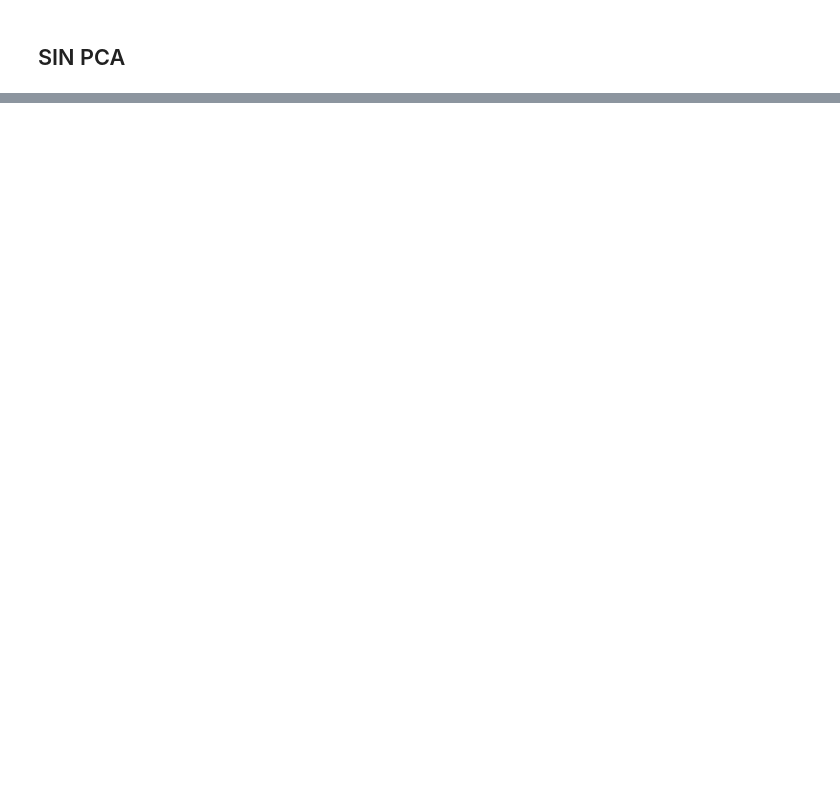
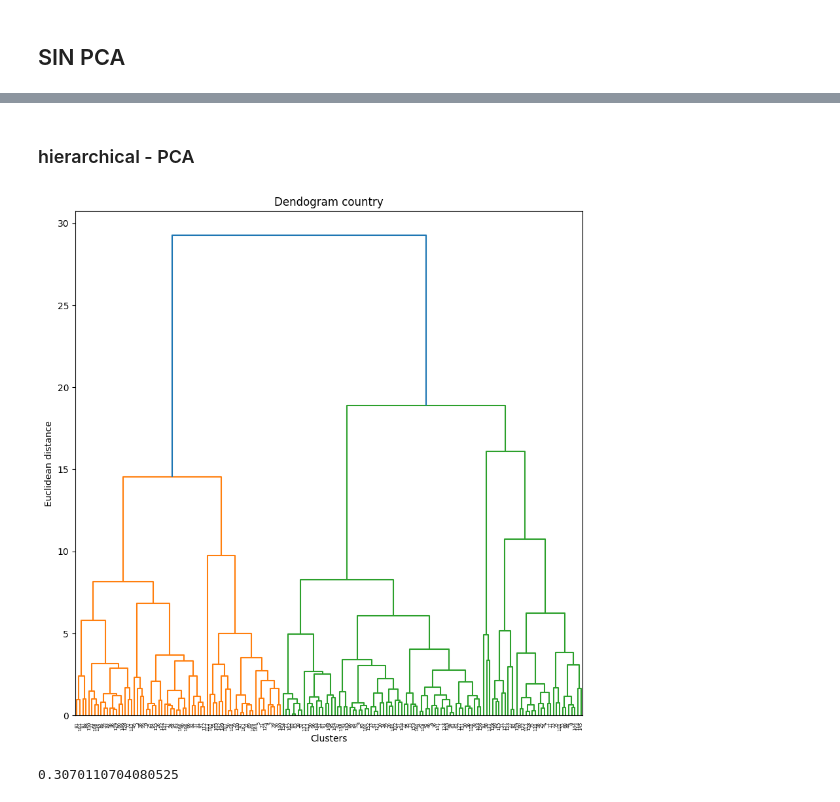
Before and after one commit to oscardbocanegra/learning_platzi, a Jupyter notebook: dataScientistPython/clustering/proyecto_clustering.ipynb, the cells around one changed output, grey strips where cells are left out. Saved outputs shown, nothing was run; the diff lists cells and outputs as text; code cells hidden in the pictures; blank space fills up the shorter version.

Commit message:
hierarchical

```diff
--- a/dataScientistPython/clustering/proyecto_clustering.ipynb
+++ b/dataScientistPython/clustering/proyecto_clustering.ipynb
@@ -238,0 +258,18 @@ df_country['k_means'] = y
+# %% [markdown]
+### hierarchical - PCA
+# %%
+fig = plt.figure(figsize=(10, 10))
+dendrogram_plot = dendrogram(linkage(pca_data_standard, method='ward'))
+plt.title('Dendogram country')
+plt.xlabel('Clusters')
+plt.ylabel('Euclidean distance')
+plt.show()
+# %% [output]
+[figure, added]
+# %%
+hc = AgglomerativeClustering(n_clusters=2, metric='euclidean', linkage='ward')
+y_hc = hc.fit_predict(pca_data_standard)
+print(silhouette_score(pca_data_standard, y_hc))
+df_country['hc_pca'] = y_hc
+# %% [output]
+0.3070110704080525
```
Also changed, not shown: parts of 10 cells of this notebook.
